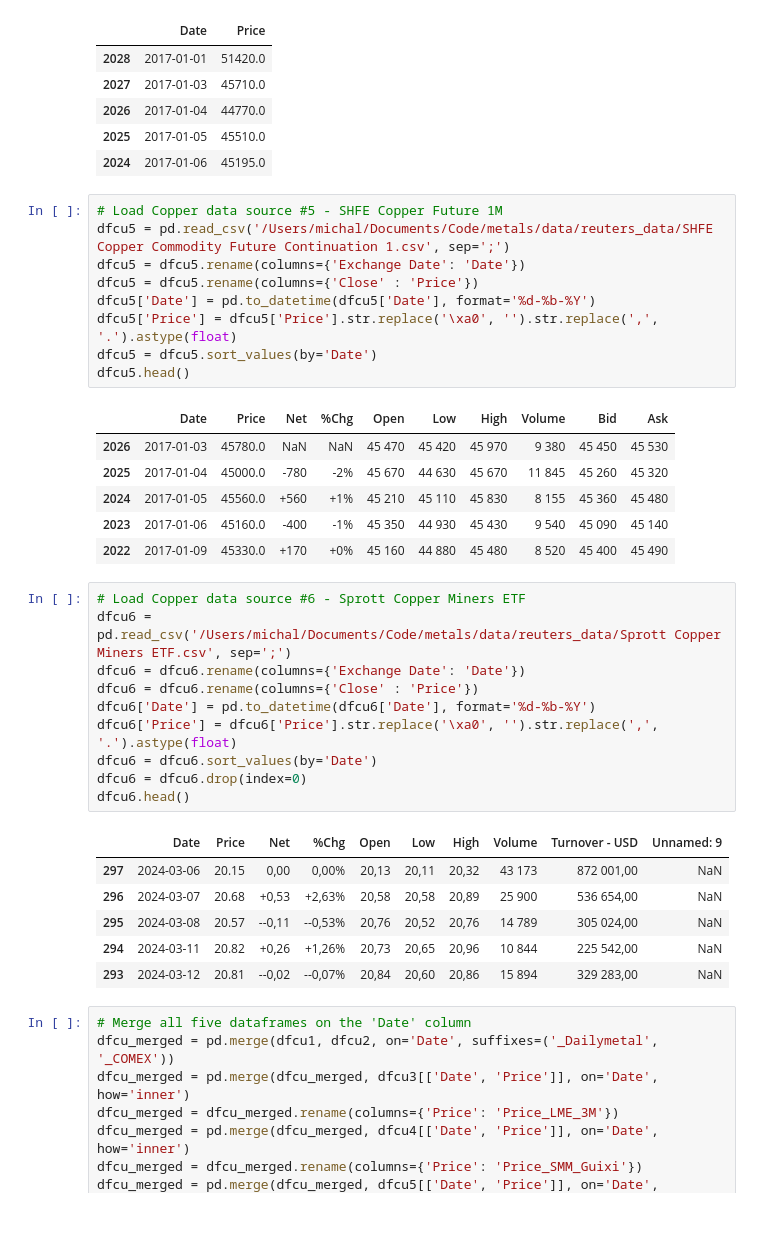
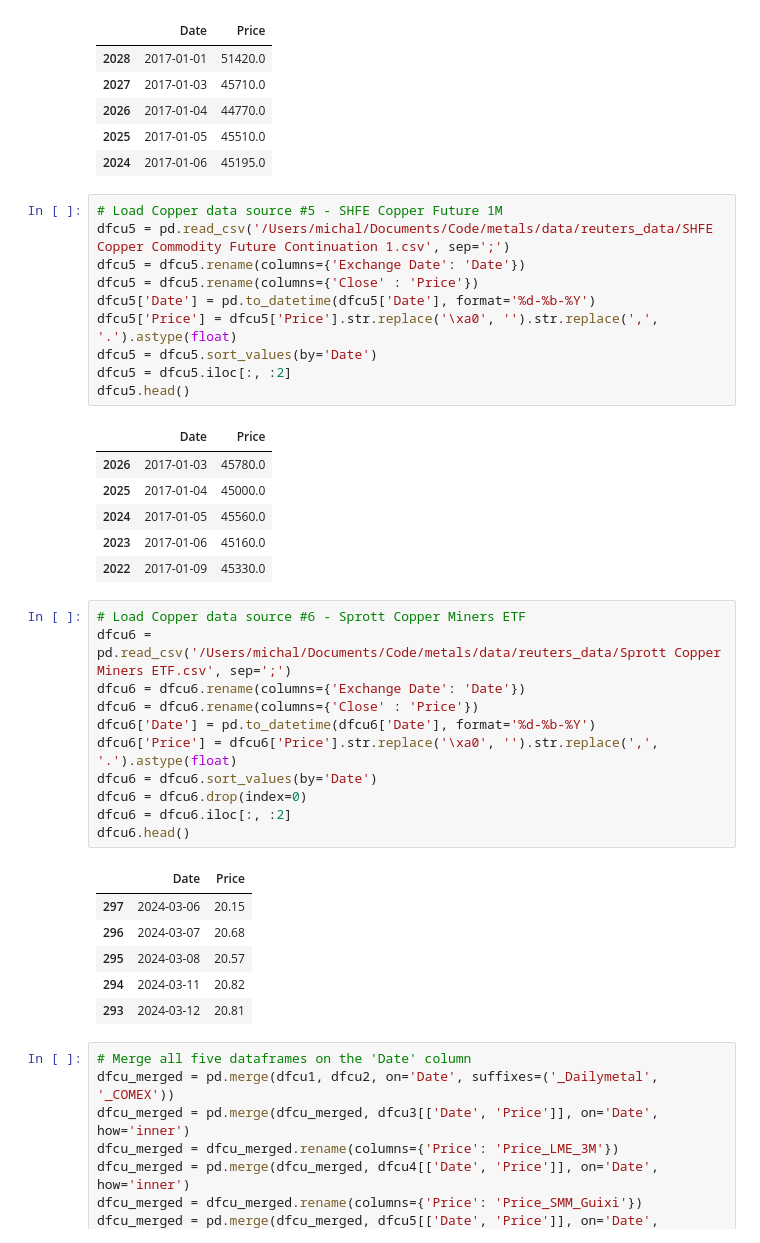
Before and after one commit to Doosheck/metals, a Jupyter notebook: data_overview.ipynb, the cells around one changed output. Drawn from its saved outputs; the diff is of its cells as text.

```diff
--- a/data_overview.ipynb
+++ b/data_overview.ipynb
@@ -1004,19 +1005,20 @@ dfcu4.head()
 # %%
 # Load Copper data source #5 - SHFE Copper Future 1M
 dfcu5 = pd.read_csv('/Users/michal/Documents/Code/metals/data/reuters_data/SHFE Copper Commodity Future Continuation 1.csv', sep=';')
 dfcu5 = dfcu5.rename(columns={'Exchange Date': 'Date'})
 dfcu5 = dfcu5.rename(columns={'Close' : 'Price'})
 dfcu5['Date'] = pd.to_datetime(dfcu5['Date'], format='%d-%b-%Y')
 dfcu5['Price'] = dfcu5['Price'].str.replace('\xa0', '').str.replace(',', '.').astype(float)
 dfcu5 = dfcu5.sort_values(by='Date')
+dfcu5 = dfcu5.iloc[:, :2]
 dfcu5.head()
 # %% [output]
-|  | Date | Price | Net | %Chg | Open | Low | High | Volume | Bid | Ask |
-| 2026 | 2017-01-03 | 45780.0 | NaN | NaN | 45 470 | 45 420 | 45 970 | 9 380 | 45 450 | 45 530 |
-| 2025 | 2017-01-04 | 45000.0 | -780 | -2% | 45 670 | 44 630 | 45 670 | 11 845 | 45 260 | 45 320 |
-| 2024 | 2017-01-05 | 45560.0 | +560 | +1% | 45 210 | 45 110 | 45 830 | 8 155 | 45 360 | 45 480 |
-| 2023 | 2017-01-06 | 45160.0 | -400 | -1% | 45 350 | 44 930 | 45 430 | 9 540 | 45 090 | 45 140 |
-| 2022 | 2017-01-09 | 45330.0 | +170 | +0% | 45 160 | 44 880 | 45 480 | 8 520 | 45 400 | 45 490 |
+|  | Date | Price |
+| 2026 | 2017-01-03 | 45780.0 |
+| 2025 | 2017-01-04 | 45000.0 |
+| 2024 | 2017-01-05 | 45560.0 |
+| 2023 | 2017-01-06 | 45160.0 |
+| 2022 | 2017-01-09 | 45330.0 |
 # %%
 # Load Copper data source #6 - Sprott Copper Miners ETF
 dfcu6 = pd.read_csv('/Users/michal/Documents/Code/metals/data/reuters_data/Sprott Copper Miners ETF.csv', sep=';')
@@ -1026,14 +1028,15 @@ dfcu6['Date'] = pd.to_datetime(dfcu6['Date'], format='%d-%b-%Y')
 dfcu6['Price'] = dfcu6['Price'].str.replace('\xa0', '').str.replace(',', '.').astype(float)
 dfcu6 = dfcu6.sort_values(by='Date')
 dfcu6 = dfcu6.drop(index=0)
+dfcu6 = dfcu6.iloc[:, :2]
 dfcu6.head()
 # %% [output]
-|  | Date | Price | Net | %Chg | Open | Low | High | Volume | Turnover - USD | Unnamed: 9 |
-| 297 | 2024-03-06 | 20.15 | 0,00 | 0,00% | 20,13 | 20,11 | 20,32 | 43 173 | 872 001,00 | NaN |
-| 296 | 2024-03-07 | 20.68 | +0,53 | +2,63% | 20,58 | 20,58 | 20,89 | 25 900 | 536 654,00 | NaN |
-| 295 | 2024-03-08 | 20.57 | --0,11 | --0,53% | 20,76 | 20,52 | 20,76 | 14 789 | 305 024,00 | NaN |
-| 294 | 2024-03-11 | 20.82 | +0,26 | +1,26% | 20,73 | 20,65 | 20,96 | 10 844 | 225 542,00 | NaN |
-| 293 | 2024-03-12 | 20.81 | --0,02 | --0,07% | 20,84 | 20,60 | 20,86 | 15 894 | 329 283,00 | NaN |
+|  | Date | Price |
+| 297 | 2024-03-06 | 20.15 |
+| 296 | 2024-03-07 | 20.68 |
+| 295 | 2024-03-08 | 20.57 |
+| 294 | 2024-03-11 | 20.82 |
+| 293 | 2024-03-12 | 20.81 |
 # %%
 # Merge all five dataframes on the 'Date' column
 dfcu_merged = pd.merge(dfcu1, dfcu2, on='Date', suffixes=('_Dailymetal', '_COMEX'))
```
Also changed, not shown: parts of 4 cells of this notebook.
